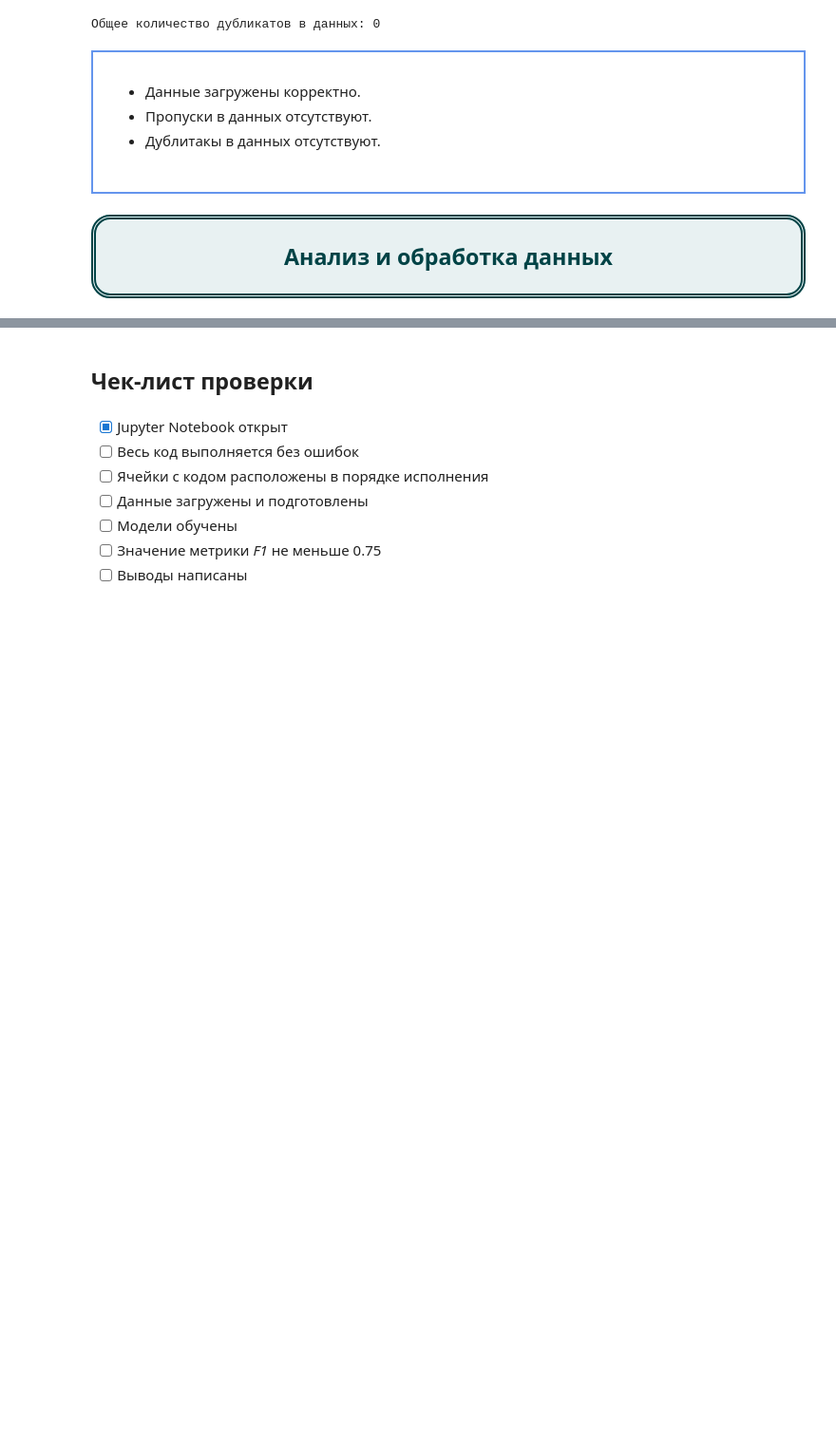
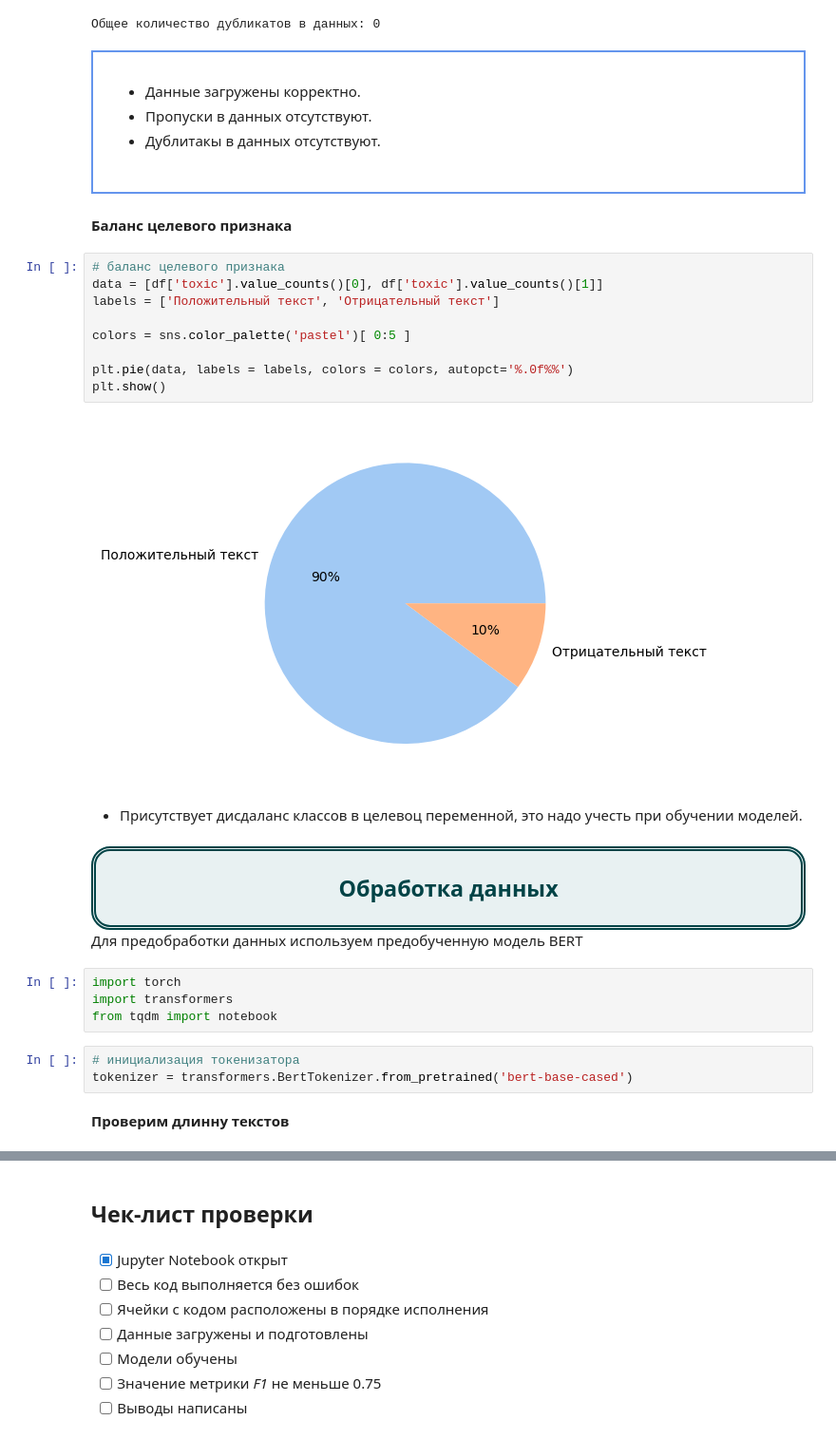
Before and after one commit to Denis-Mukhanov/toxic-comments, a Jupyter notebook: toxic_comments.ipynb, the cells around one changed output, grey strips where cells are left out. Shown: that part at 95% size. Cells and saved outputs as stored; diff of their text form; blank space fills up the shorter version.

Commit message:
add data tokenization

```diff
--- a/toxic_comments.ipynb
+++ b/toxic_comments.ipynb
@@ -143,6 +143,21 @@ print(f'Общее количество дубликатов в данных: {d
 - Дублитакы в данных отсутствуют.
 
 </div>
+# %% [markdown]
+__Баланс целевого признака__
+# %%
+# баланс целевого признака
+data = [df['toxic'].value_counts()[0], df['toxic'].value_counts()[1]]
+labels = ['Положительный текст', 'Отрицательный текст']
+
+colors = sns.color_palette('pastel')[ 0:5 ]
+
+plt.pie(data, labels = labels, colors = colors, autopct='%.0f%%')
+plt.show()
+# %% [output]
+[figure, added]
+# %% [markdown]
+- Присутствует дисдаланс классов в целевоц переменной, это надо учесть при обучении моделей.
 # %% [markdown]
 <div style="padding:0px 20px 10px;
             color:#004346;
@@ -156,6 +171,17 @@ print(f'Общее количество дубликатов в данных: {d
             overflow:hidden;
             font-weight:400">
 
-## Анализ и обработка данных
+## Обработка данных
 
 </div>
+
+Для предобработки данных используем предобученную модель BERT
+# %%
+import torch
+import transformers
+from tqdm import notebook
+# %%
+# инициализация токенизатора
+tokenizer = transformers.BertTokenizer.from_pretrained('bert-base-cased')
+# %% [markdown]
+__Проверим длинну текстов__
```
Also changed, not shown: parts of 17 cells of this notebook.
